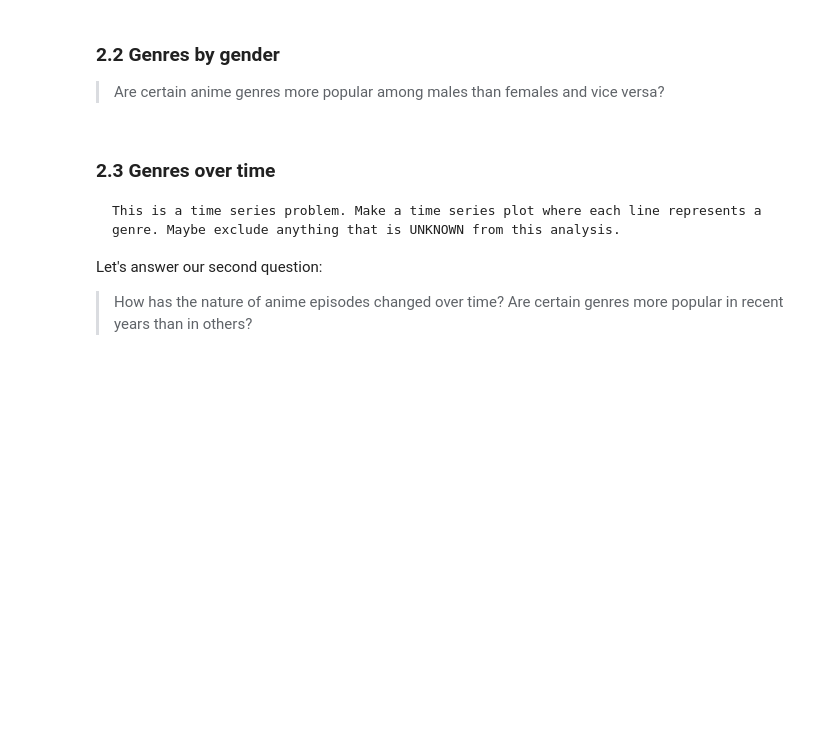
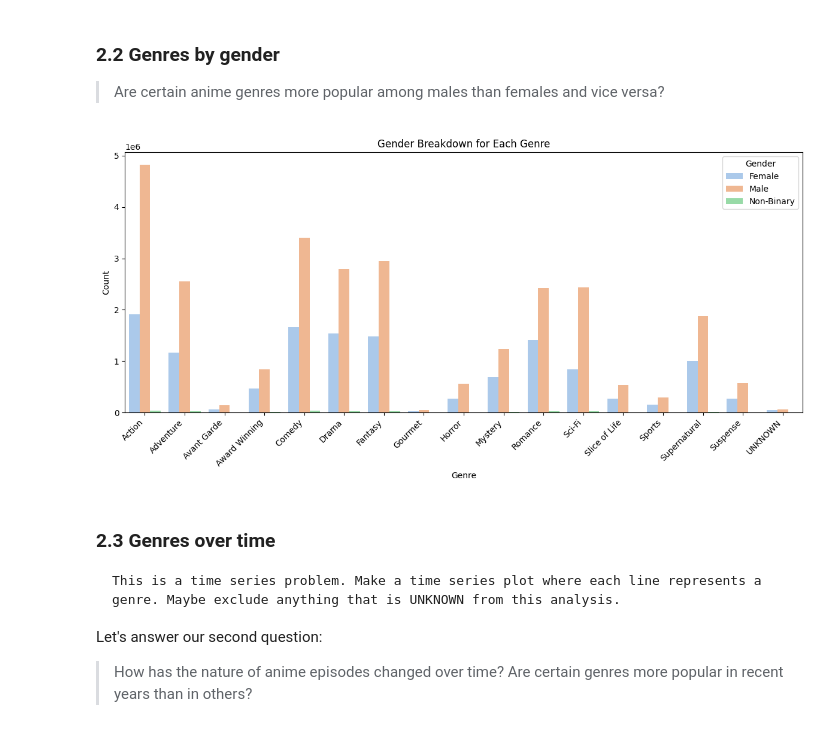
Before and after one commit to eraiken/Springboard, a Jupyter notebook: Unit 29/Anime storytelling.ipynb, the cells around one changed output. Drawn from its saved outputs; the diff is of its cells as text; code cells hidden in the pictures; blank space fills up the shorter version.

Commit message:
Update Anime storytelling.ipynb
Created a bar plot which provides the gender breakdown for each genre of anime

```diff
--- a/Unit 29/Anime storytelling.ipynb
+++ b/Unit 29/Anime storytelling.ipynb
@@ -422,3 +424,6 @@ merged_df_details.head()
 | 3 | 1 | Xinil | 304 | Aa! Megami-sama! Movie | 8 | Ah! My Goddess: The Movie | 7.54 | For centuries, a god named Celest... | Movie | 1.0 | ... |
 | 4 | 1 | Xinil | 53 | Ai Yori Aoshi | 7 | Ai Yori Aoshi | 7.11 | Kaoru Hanabishi, a college studen... | TV | 24.0 | ... |
 5 rows × 56 columns
+# %%
+# Assign merged_df_details to df for simplicity. Drop columns that belong to adult genres, since these are not needed.
+df = merged_df_details.drop(adult_genres, axis=1)
@@ -477,6 +496,31 @@ plt.show()
 ### 2.2 Genres by gender <a name="gender-genres"></a>
 
 > Are certain anime genres more popular among males than females and vice versa?
+# %%
+df_genres = ['Action', 'Adventure', 'Avant Garde', 'Award Winning', 'Comedy', 'Drama', 'Fantasy', 'Gourmet',
+       'Horror', 'Mystery', 'Romance', 'Sci-Fi', 'Slice of Life', 'Sports',
+       'Supernatural', 'Suspense', 'UNKNOWN']
+# %%
+gender_df = df.groupby(['Gender'])[df_genres].aggregate('sum')
+# %%
+melted_df = pd.melt(gender_df.reset_index(), id_vars=['Gender'], var_name='genre', value_name='count')
+# %%
+plt.figure(figsize=(12, 6))  # Adjust figure size as necessary
+sns.barplot(x='genre', y='count', hue='Gender', data=melted_df, palette='pastel')
+
+# Add title and labels
+plt.title('Gender Breakdown for Each Genre')
+plt.xlabel('Genre')
+plt.ylabel('Count')
+
+# Rotate x-axis labels for better readability
+plt.xticks(rotation=45, ha='right')
+
+# Display the plot
+plt.tight_layout()
+plt.show()
+# %% [output]
+[figure, added]
 # %% [markdown]
 ### 2.3 Genres over time <a name="genres-v-time"></a>
 
```
Also changed, not shown: parts of 3 cells of this notebook.
